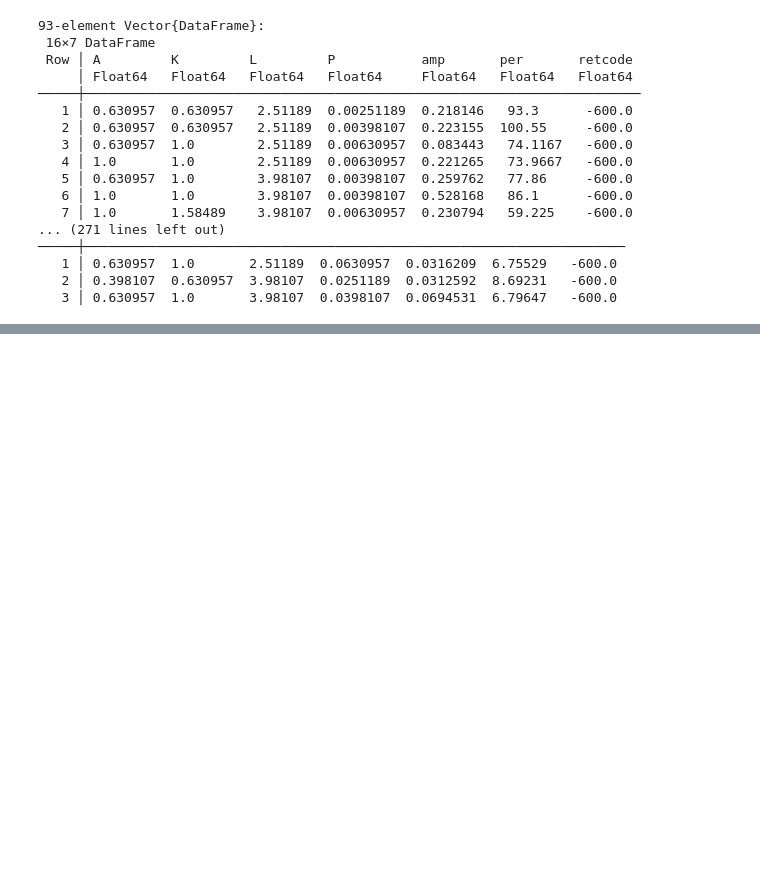
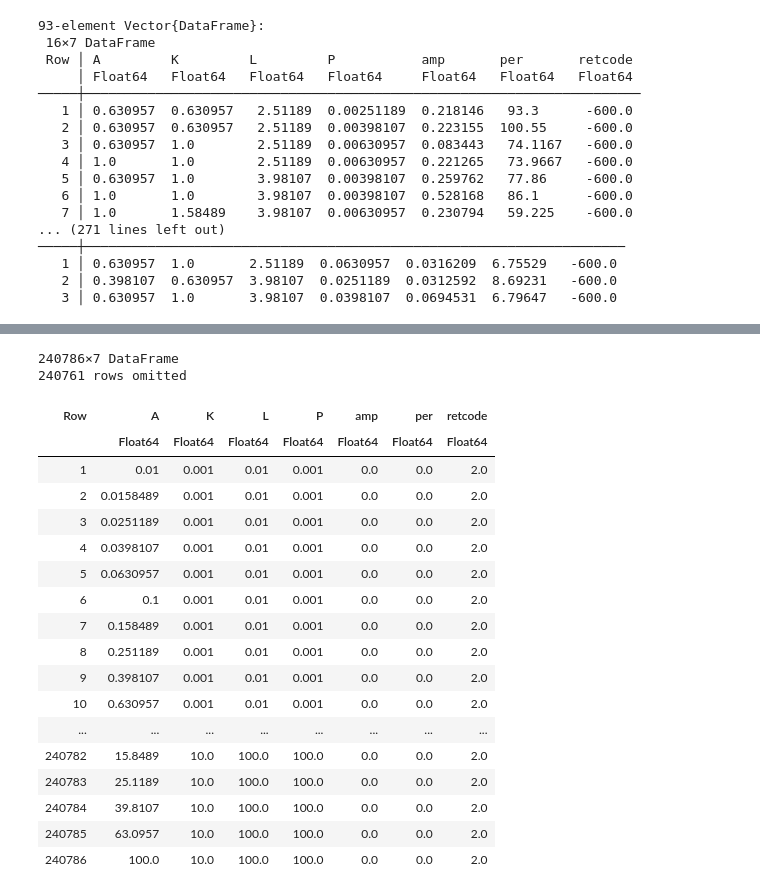
Before and after one commit to egreenberg7/Julia, a Jupyter notebook: ExperimentalFullModelWork/MaybeOscWork.ipynb, the cells around one changed output, grey strips where cells are left out. Saved outputs shown, nothing was run; the diff lists cells and outputs as text; code cells hidden in the pictures; blank space fills up the shorter version.

```diff
--- a/ExperimentalFullModelWork/MaybeOscWork.ipynb
+++ b/ExperimentalFullModelWork/MaybeOscWork.ipynb
@@ -146,0 +265,23 @@ df[df[:,:oscFound] .> 2, :]
+# %%
+new_df6 = classifyConcentrations(potentialPs[6, :], u0Ranges; savedata = false)
+# %% [output]
+240786×7 DataFrame
+240761 rows omitted
+| Row | A | K | L | P | amp | per | retcode |
+|  | Float64 | Float64 | Float64 | Float64 | Float64 | Float64 | Float64 |
+| 1 | 0.01 | 0.001 | 0.01 | 0.001 | 0.0 | 0.0 | 2.0 |
+| 2 | 0.0158489 | 0.001 | 0.01 | 0.001 | 0.0 | 0.0 | 2.0 |
+| 3 | 0.0251189 | 0.001 | 0.01 | 0.001 | 0.0 | 0.0 | 2.0 |
+| 4 | 0.0398107 | 0.001 | 0.01 | 0.001 | 0.0 | 0.0 | 2.0 |
+| 5 | 0.0630957 | 0.001 | 0.01 | 0.001 | 0.0 | 0.0 | 2.0 |
+| 6 | 0.1 | 0.001 | 0.01 | 0.001 | 0.0 | 0.0 | 2.0 |
+| 7 | 0.158489 | 0.001 | 0.01 | 0.001 | 0.0 | 0.0 | 2.0 |
+| 8 | 0.251189 | 0.001 | 0.01 | 0.001 | 0.0 | 0.0 | 2.0 |
+| 9 | 0.398107 | 0.001 | 0.01 | 0.001 | 0.0 | 0.0 | 2.0 |
+| 10 | 0.630957 | 0.001 | 0.01 | 0.001 | 0.0 | 0.0 | 2.0 |
+| ... | ... | ... | ... | ... | ... | ... | ... |
+| 240782 | 15.8489 | 10.0 | 100.0 | 100.0 | 0.0 | 0.0 | 2.0 |
+| 240783 | 25.1189 | 10.0 | 100.0 | 100.0 | 0.0 | 0.0 | 2.0 |
+| 240784 | 39.8107 | 10.0 | 100.0 | 100.0 | 0.0 | 0.0 | 2.0 |
+| 240785 | 63.0957 | 10.0 | 100.0 | 100.0 | 0.0 | 0.0 | 2.0 |
+| 240786 | 100.0 | 10.0 | 100.0 | 100.0 | 0.0 | 0.0 | 2.0 |
```
Also changed, not shown: parts of 13 cells of this notebook, 1 other file.
